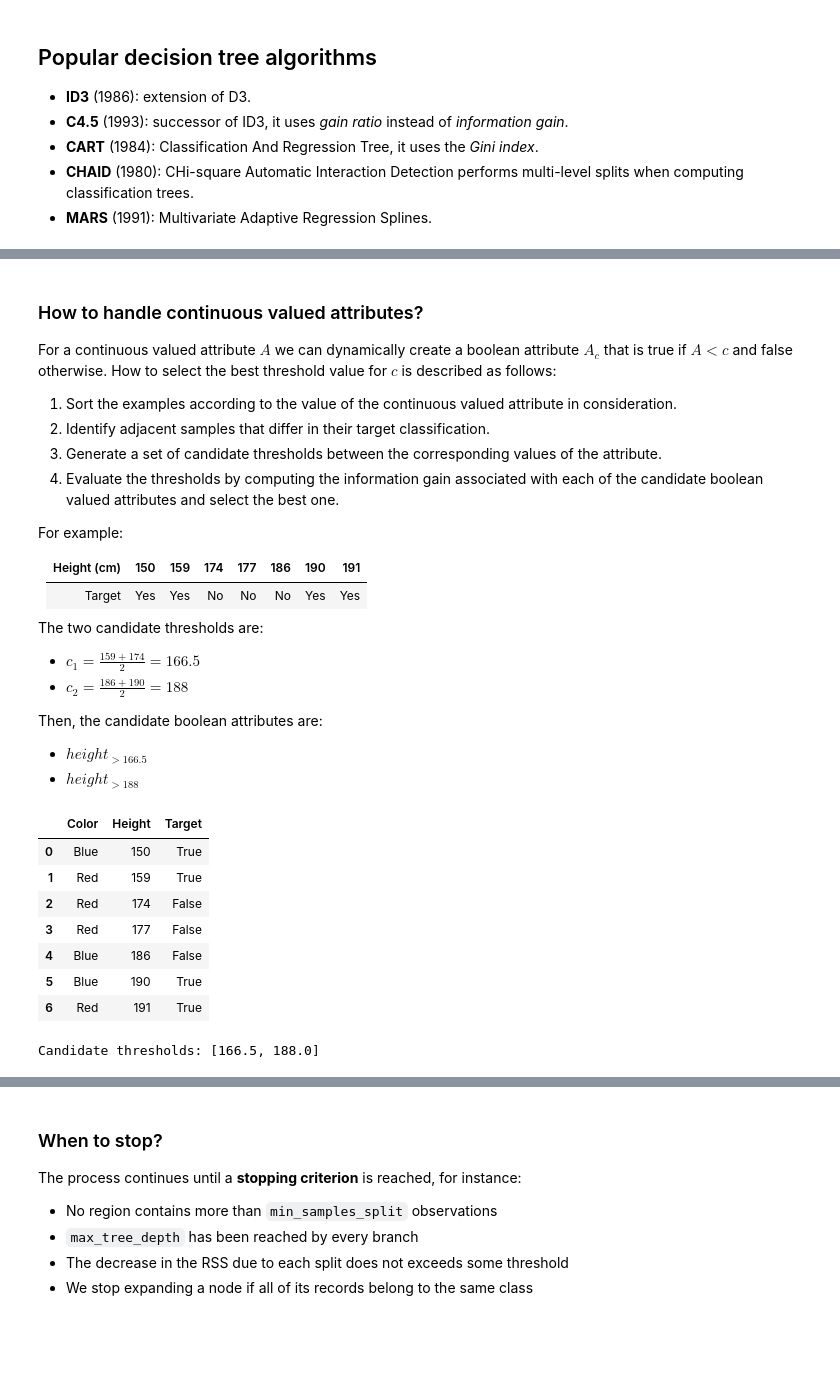
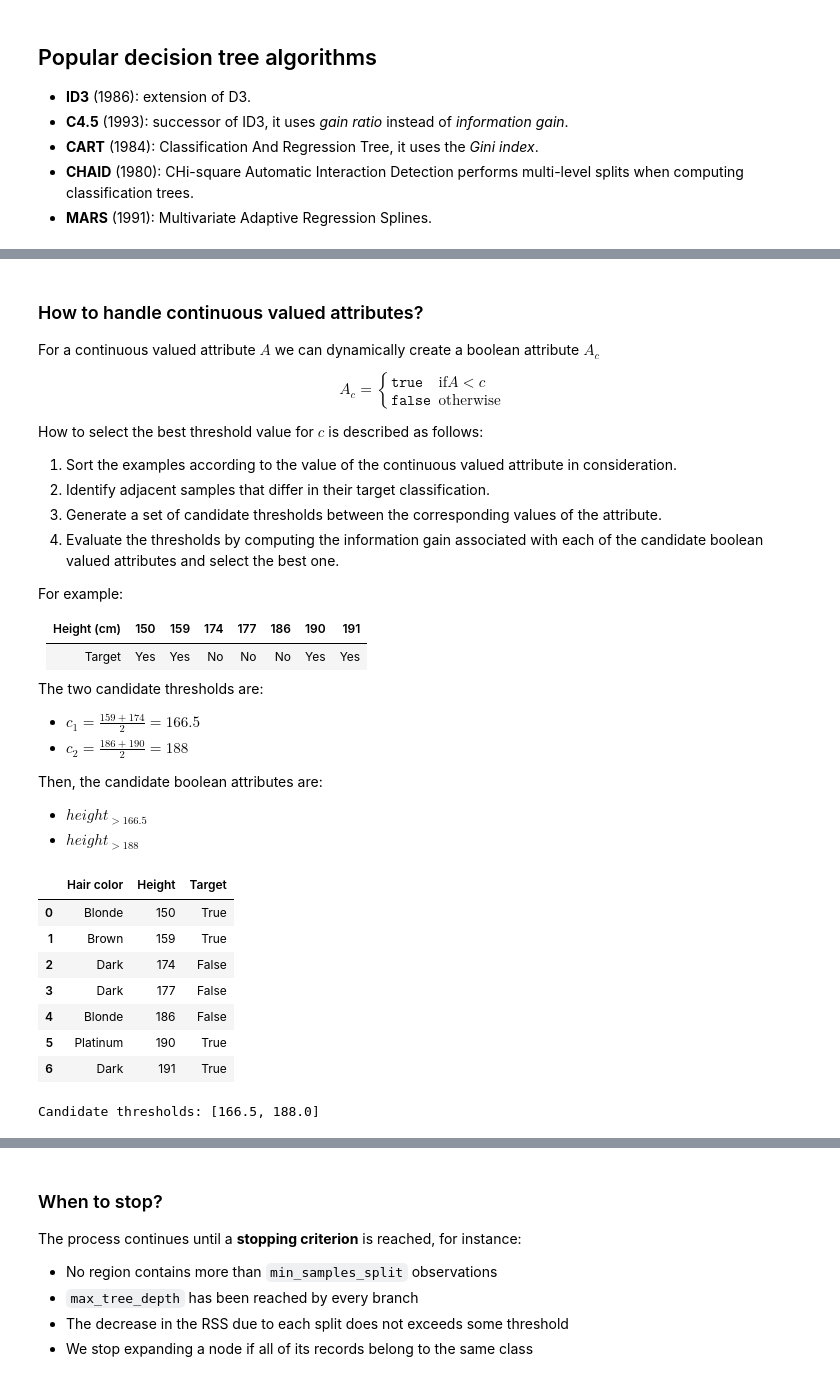
Before and after one commit to pietroventurini/machine-learning-notes, a Jupyter notebook: 3 - Decision Trees.ipynb, the cells around one changed output, grey strips where cells are left out. Saved outputs shown, nothing was run; the diff lists cells and outputs as text; code cells hidden in the pictures; blank space fills up the shorter version.

```diff
--- a/3 - Decision Trees.ipynb
+++ b/3 - Decision Trees.ipynb
@@ -317,6 +349,10 @@ Building a decision tree can be seen as a search in a hypothesis space. The **hy
 # %% [markdown]
 ### How to handle continuous valued attributes?
-For a continuous valued attribute $A$ we can dynamically create a boolean attribute $A_c$ that is true if $A<c$ and false otherwise. How to select the best threshold value for $c$ is described as follows:
+For a continuous valued attribute $A$ we can dynamically create a boolean attribute $A_c$
+
+$$A_c = \begin{cases}\texttt{true} & \mathrm{if } A<c \\ \texttt{false} & \mathrm{otherwise}\end{cases}$$
+
+How to select the best threshold value for $c$ is described as follows:
 1. Sort the examples according to the value of the continuous valued attribute in consideration.
 2. Identify adjacent samples that differ in their target classification.
 3. Generate a set of candidate thresholds between the corresponding values of the attribute.
@@ -338,25 +374,29 @@ Then, the candidate boolean attributes are:
 # %%
 """Example: identify the candidate thresholds for a continuous valued attribute"""
 
-columns = ('Color', 'Height', 'Target')
-data = [('Blue', 150, True),('Red', 159, True),('Red', 174, False),
-        ('Red', 177, False),('Blue', 186, False),('Blue', 190, True),('Red', 191, True),]
+columns = ('Hair color', 'Height', 'Target')
+data = [('Platinum', 190, True),('Dark', 191, True),('Brown', 159, True),('Dark', 177, False),
+        ('Dark', 174, False),('Blonde', 186, False),('Blonde', 150, True)]
 data = pd.DataFrame.from_records(data, columns=columns)
+
+# sort according to height
+data.sort_values('Height', ascending=True, inplace=True)
+data = data.reset_index(drop=True)
 
 thresholds = []
 for i in range(len(data)-1):
     if (data.at[i,'Target'] != data.at[i+1,'Target']):
         thresholds.append((data.at[i,'Height']+data.at[i+1,'Height'])/2)
 
 display(data)
 print('Candidate thresholds:', thresholds)
 # %% [output]
-|  | Color | Height | Target |
-| 0 | Blue | 150 | True |
-| 1 | Red | 159 | True |
-| 2 | Red | 174 | False |
-| 3 | Red | 177 | False |
-| 4 | Blue | 186 | False |
-| 5 | Blue | 190 | True |
-| 6 | Red | 191 | True |
+|  | Hair color | Height | Target |
+| 0 | Blonde | 150 | True |
+| 1 | Brown | 159 | True |
+| 2 | Dark | 174 | False |
+| 3 | Dark | 177 | False |
+| 4 | Blonde | 186 | False |
+| 5 | Platinum | 190 | True |
+| 6 | Dark | 191 | True |
 Candidate thresholds: [166.5, 188.0]
```
Also changed, not shown: parts of 19 cells of this notebook, 3 other files.
